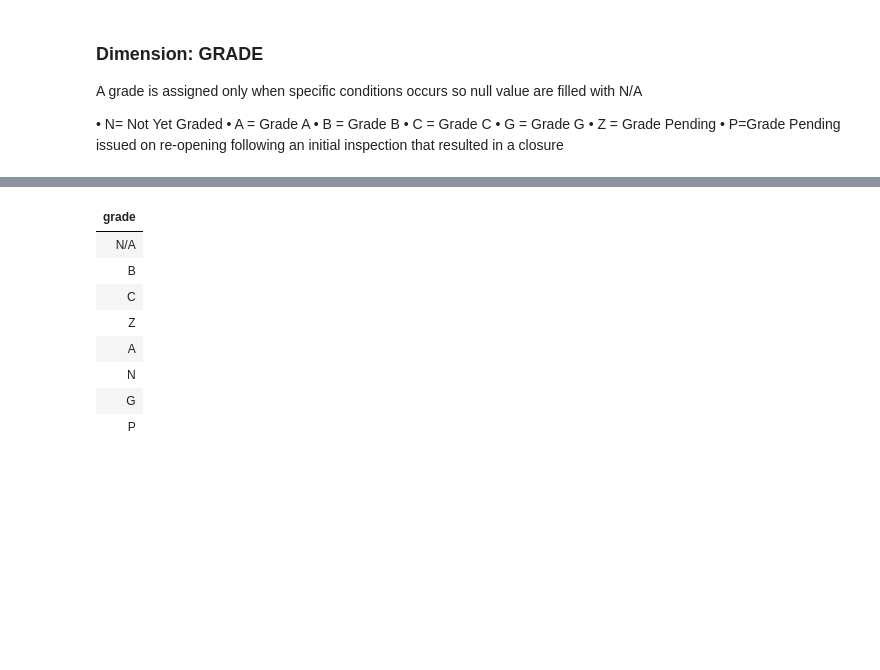
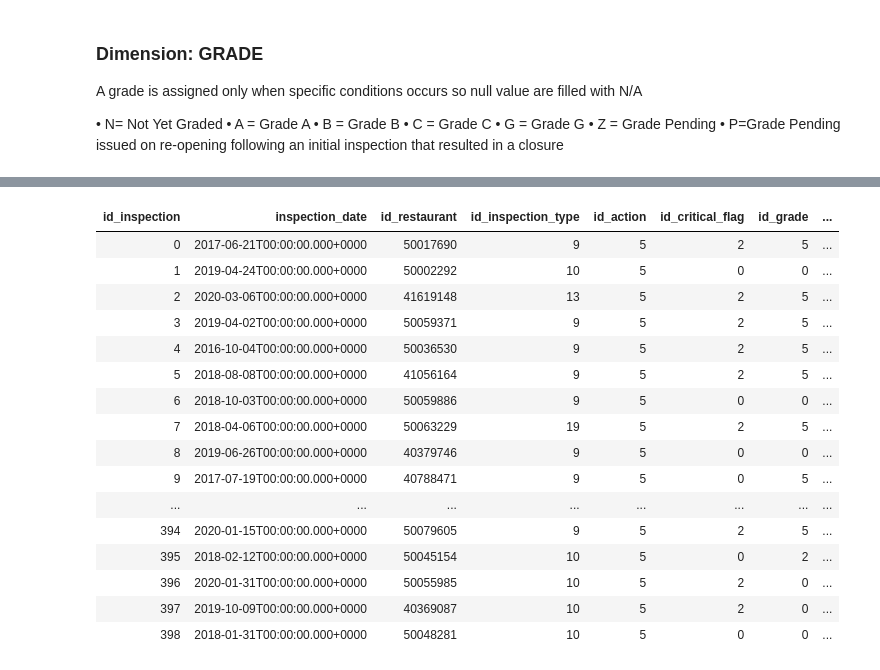
Before and after one commit to airaghidavide/NYCRestaurantsInspections, a Jupyter notebook: Restaurants_Inspections.ipynb, the cells around one changed output, grey strips where cells are left out. Drawn from its saved outputs; the diff is of its cells as text; code cells hidden in the pictures; blank space fills up the shorter version.

```diff
--- a/Restaurants_Inspections.ipynb
+++ b/Restaurants_Inspections.ipynb
@@ -311,0 +503,3 @@ A grade is assigned only when specific conditions occurs so null value are fille
+# %%
+ds.rename({'camis': 'id_restaurant'}, axis=1, inplace=True)
+dim_restaurant = ds[['id_restaurant','restaurant_name','phone','id_cuisine','id_geography']].drop_duplicates()
@@ -326,2 +545,0 @@ from  nyc_restaurant_inspection_results
-# %%
-ds = ds['grade'].fillna(value='N/A', inplace=True)
@@ -335,0 +546,7 @@ dim_grade['grade'] = dim_grade['grade'].replace({None:'N/A'})
+# %%
+ds['action'] = ds['action'].replace({None:'Not yet inspected'})
+le = LabelEncoder()
+ds['id_action'] = le.fit_transform(ds['action'].values)
+dim_action = ds[['id_action','action']].drop_duplicates()
+ds.reset_index(drop = True)
+display(dim_action)
@@ -335,0 +563,4 @@ dim_grade['grade'] = dim_grade['grade'].replace({None:'N/A'})
+# %%
+ds['id_inspection'] = np.arange(ds.shape[0])
+fct_inspections = ds[['id_inspection','inspection_date','id_restaurant','id_inspection_type','id_action','id_critical_flag','id_grade','score']]
+display(fct_inspections)
@@ -336,12 +585,20 @@ dim_grade['grade'] = dim_grade['grade'].replace({None:'N/A'})
 # %%
-display(dim_grade)
+display(fct_inspections)
 # %% [output]
-| grade |
-| N/A |
-| B |
-| C |
-| Z |
-| A |
-| N |
-| G |
-| P |
+| id_inspection | inspection_date | id_restaurant | id_inspection_type | id_action | id_critical_flag | id_grade | ... |
+| 0 | 2017-06-21T00:00:00.000+0000 | 50017690 | 9 | 5 | 2 | 5 | ... |
+| 1 | 2019-04-24T00:00:00.000+0000 | 50002292 | 10 | 5 | 0 | 0 | ... |
+| 2 | 2020-03-06T00:00:00.000+0000 | 41619148 | 13 | 5 | 2 | 5 | ... |
+| 3 | 2019-04-02T00:00:00.000+0000 | 50059371 | 9 | 5 | 2 | 5 | ... |
+| 4 | 2016-10-04T00:00:00.000+0000 | 50036530 | 9 | 5 | 2 | 5 | ... |
+| 5 | 2018-08-08T00:00:00.000+0000 | 41056164 | 9 | 5 | 2 | 5 | ... |
+| 6 | 2018-10-03T00:00:00.000+0000 | 50059886 | 9 | 5 | 0 | 0 | ... |
+| 7 | 2018-04-06T00:00:00.000+0000 | 50063229 | 19 | 5 | 2 | 5 | ... |
+| 8 | 2019-06-26T00:00:00.000+0000 | 40379746 | 9 | 5 | 0 | 0 | ... |
+| 9 | 2017-07-19T00:00:00.000+0000 | 40788471 | 9 | 5 | 0 | 5 | ... |
+| ... | ... | ... | ... | ... | ... | ... | ... |
+| 394 | 2020-01-15T00:00:00.000+0000 | 50079605 | 9 | 5 | 2 | 5 | ... |
+| 395 | 2018-02-12T00:00:00.000+0000 | 50045154 | 10 | 5 | 0 | 2 | ... |
+| 396 | 2020-01-31T00:00:00.000+0000 | 50055985 | 10 | 5 | 2 | 0 | ... |
+| 397 | 2019-10-09T00:00:00.000+0000 | 40369087 | 10 | 5 | 2 | 0 | ... |
+| 398 | 2018-01-31T00:00:00.000+0000 | 50048281 | 10 | 5 | 0 | 0 | ... |
```
Also changed, not shown: parts of 51 cells of this notebook.
